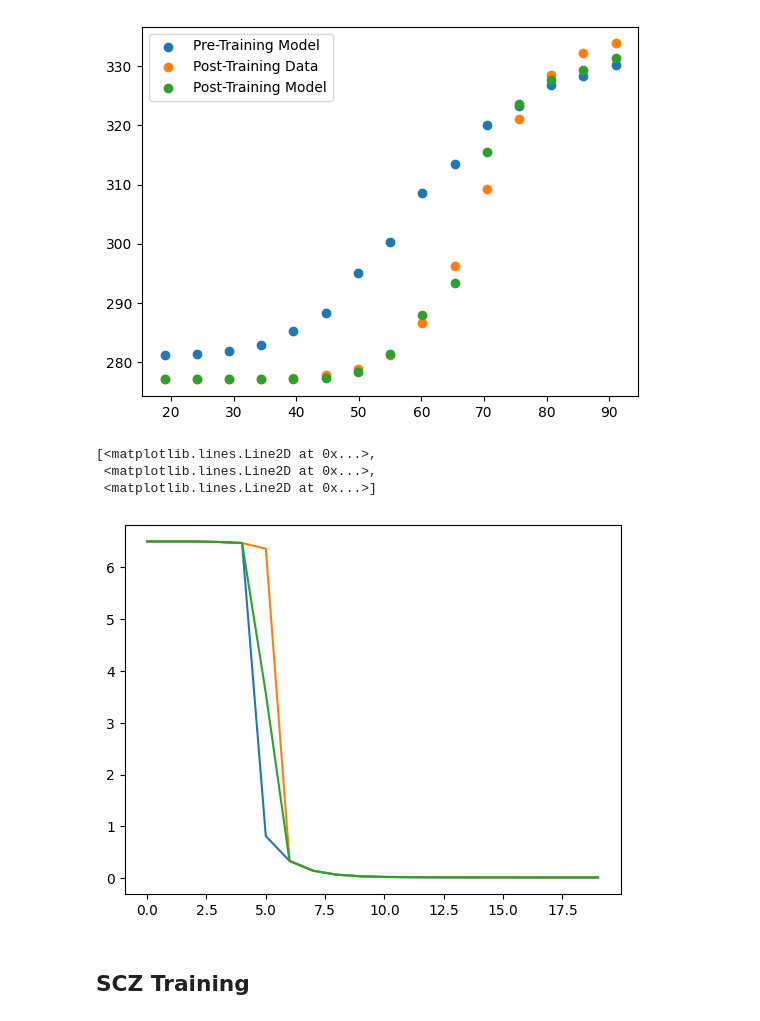
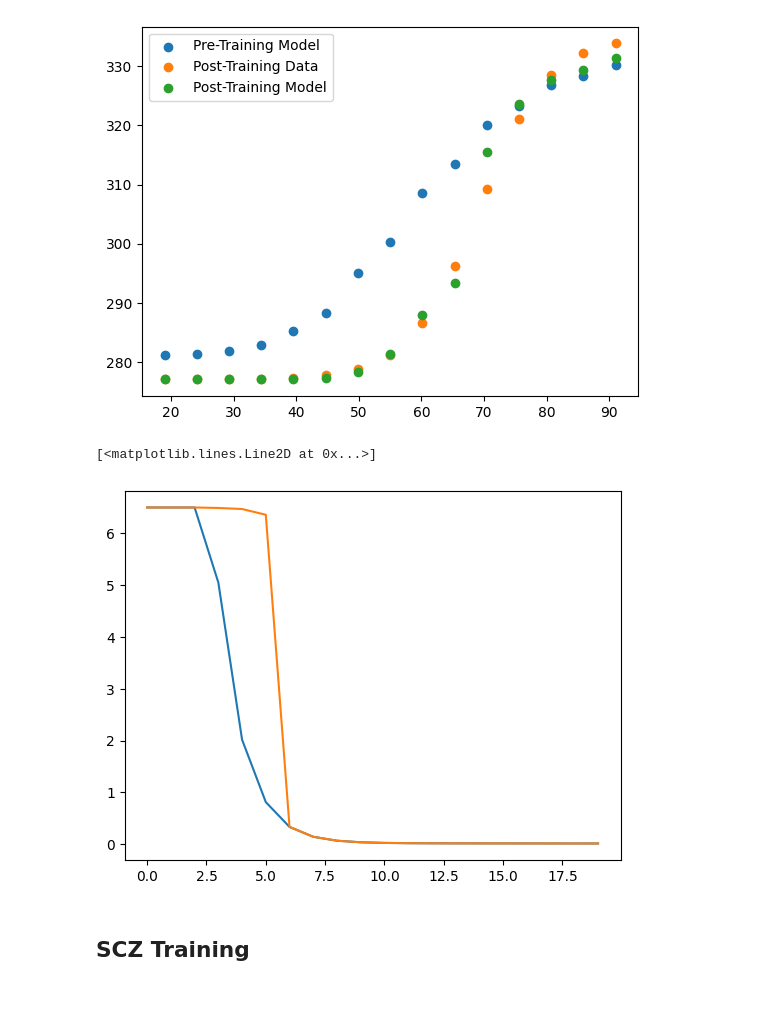
Before and after one commit to renatoparedes/SCZ_PPS_Expansion_Model, a Jupyter notebook: Training_Exploration.ipynb, the cells around one changed output. Drawn from its saved outputs; the diff is of its cells as text; code cells hidden in the pictures.

```diff
--- a/Training_Exploration.ipynb
+++ b/Training_Exploration.ipynb
@@ -135,12 +149,11 @@ plt.legend()
 <matplotlib.legend.Legend at 0x...>
 [figure]
 # %%
-plt.plot(HCWa_tr[:, :, -1, -1])
+plt.plot(HCWa_tr[:, 1, 0, 0])
+plt.plot(HCWa_tr[:, 1, -1, -1])
 # %% [output]
-[<matplotlib.lines.Line2D at 0x...>,
- <matplotlib.lines.Line2D at 0x...>,
- <matplotlib.lines.Line2D at 0x...>]
+[<matplotlib.lines.Line2D at 0x...>]
-[figure, old version]
+[figure, new version]
 # %% [markdown]
 ## SCZ Training
 # %%
```
Also changed, not shown: parts of 21 cells of this notebook, 2 other files.
